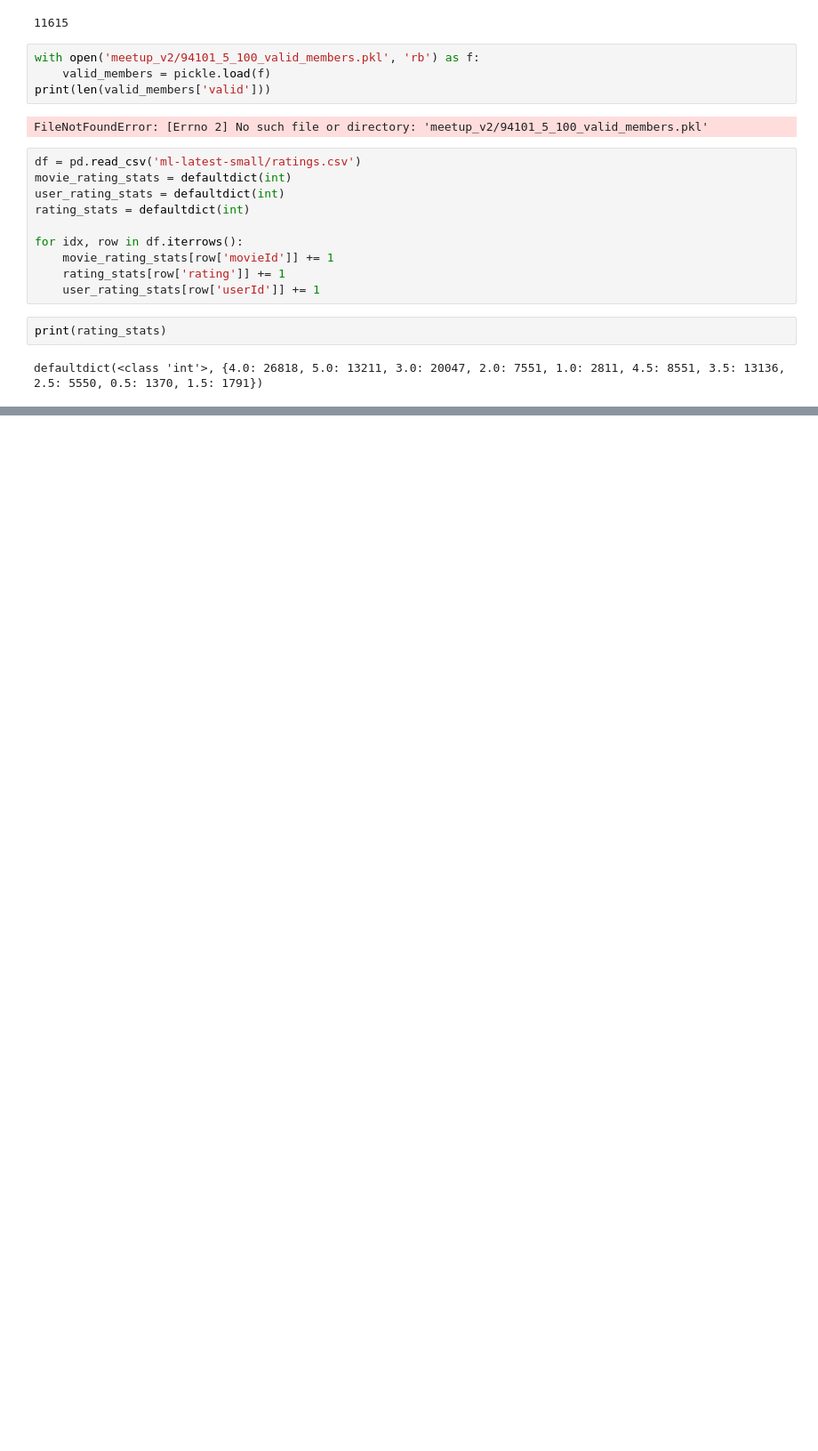
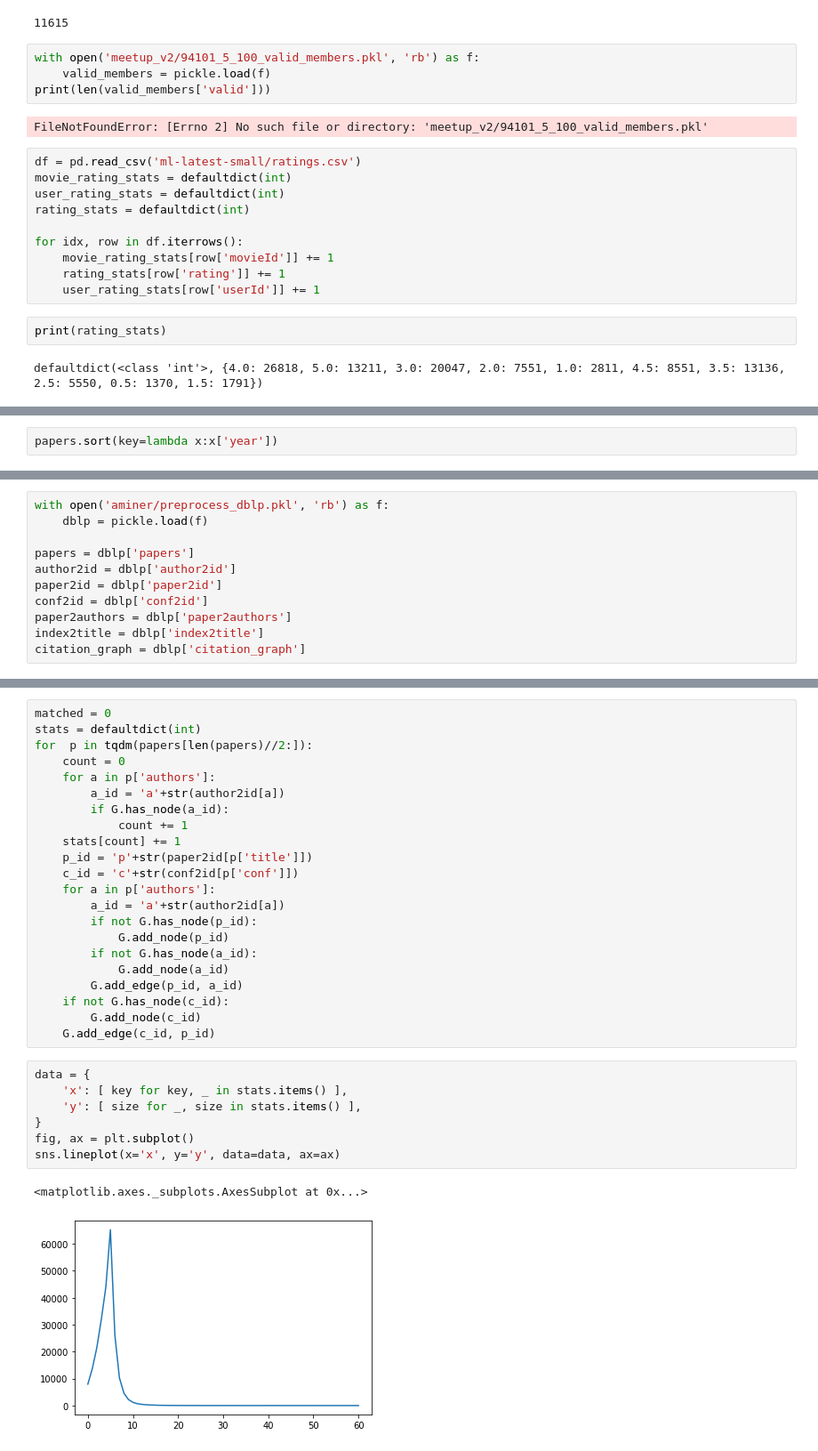
Before and after one commit to theblackcat102/who-wants-to-join, a Jupyter notebook: neighbour degree.ipynb, the cells around one changed output, grey strips where cells are left out. Shown: that part at 89% size. Cells and saved outputs as stored; diff of their text form; blank space fills up the shorter version.

Commit message:
merge dblp

```diff
--- a/neighbour degree.ipynb
+++ b/neighbour degree.ipynb
@@ -255,0 +311,2 @@ defaultdict(<class 'int'>, {4.0: 26818, 5.0: 13211, 3.0: 20047, 2.0: 7551, 1.0:
+# %%
+papers.sort(key=lambda x:x['year'])
@@ -255,0 +340,11 @@ defaultdict(<class 'int'>, {4.0: 26818, 5.0: 13211, 3.0: 20047, 2.0: 7551, 1.0:
+# %%
+with open('aminer/preprocess_dblp.pkl', 'rb') as f:
+    dblp = pickle.load(f)
+
+papers = dblp['papers']
+author2id = dblp['author2id']
+paper2id = dblp['paper2id']
+conf2id = dblp['conf2id']
+paper2authors = dblp['paper2authors']
+index2title = dblp['index2title']
+citation_graph = dblp['citation_graph']
@@ -255,0 +384,32 @@ defaultdict(<class 'int'>, {4.0: 26818, 5.0: 13211, 3.0: 20047, 2.0: 7551, 1.0:
+# %%
+matched = 0
+stats = defaultdict(int)
+for  p in tqdm(papers[len(papers)//2:]):
+    count = 0
+    for a in p['authors']:
+        a_id = 'a'+str(author2id[a])
+        if G.has_node(a_id):
+            count += 1
+    stats[count] += 1
+    p_id = 'p'+str(paper2id[p['title']])
+    c_id = 'c'+str(conf2id[p['conf']])
+    for a in p['authors']:
+        a_id = 'a'+str(author2id[a])
+        if not G.has_node(p_id):
+            G.add_node(p_id)
+        if not G.has_node(a_id):
+            G.add_node(a_id)
+        G.add_edge(p_id, a_id)
+    if not G.has_node(c_id):
+        G.add_node(c_id)
+    G.add_edge(c_id, p_id)
+# %%
+data = {
+    'x': [ key for key, _ in stats.items() ],
+    'y': [ size for _, size in stats.items() ],
+}
+fig, ax = plt.subplot()
+sns.lineplot(x='x', y='y', data=data, ax=ax)
+# %% [output]
+<matplotlib.axes._subplots.AxesSubplot at 0x...>
+[figure, added]
```
Also changed, not shown: parts of 18 cells of this notebook, 3 other files.
